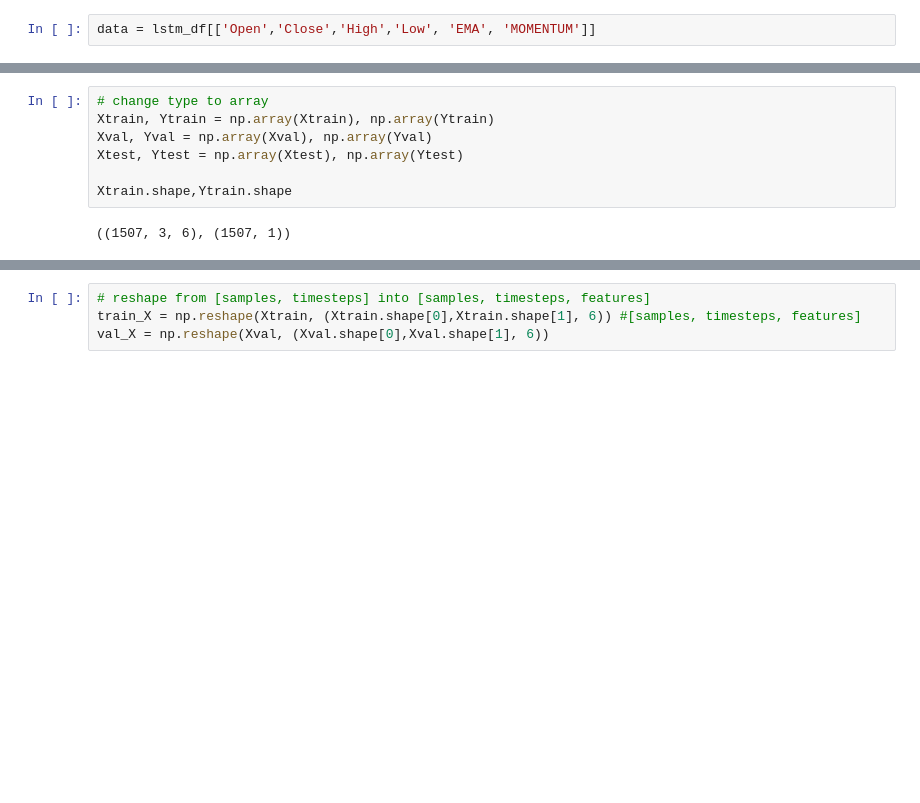
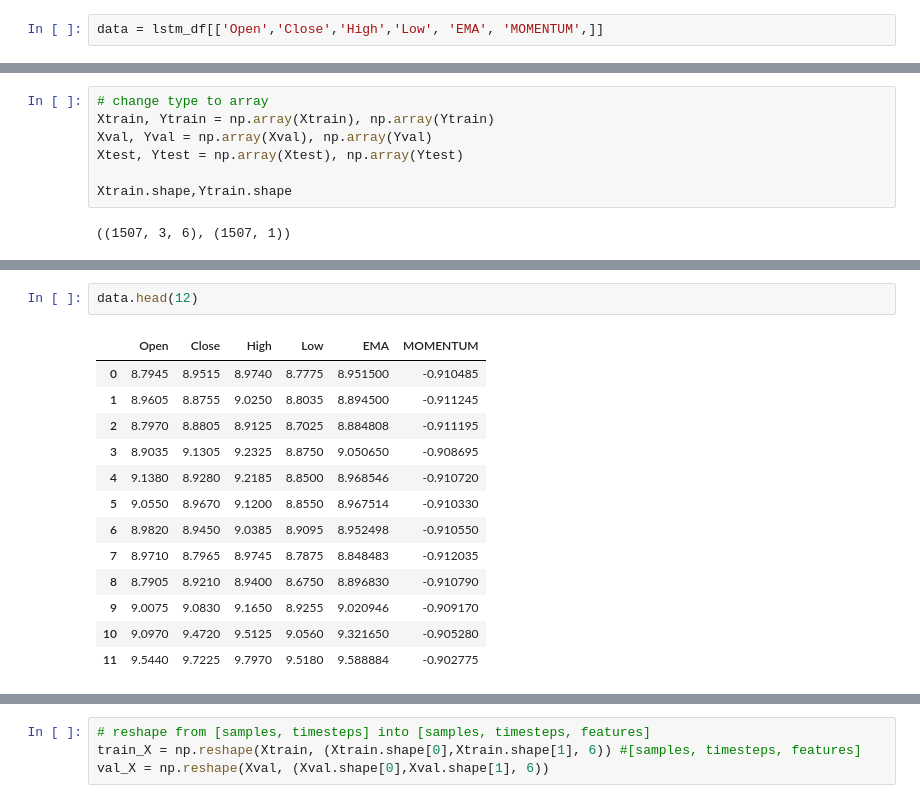
Before and after one commit to swapnilin/Stock-Prediction-using-LSTMs, a Jupyter notebook: Stock Market Models-ARIMA, Feature Extraction, LSTM.ipynb, the cells around one changed output, grey strips where cells are left out. Saved outputs shown, nothing was run; the diff lists cells and outputs as text; blank space fills up the shorter version.

```diff
--- a/Stock Market Models-ARIMA, Feature Extraction, LSTM.ipynb
+++ b/Stock Market Models-ARIMA, Feature Extraction, LSTM.ipynb
@@ -634,5 +677,5 @@ lstm_df.head(2)
 # %%
-data = lstm_df[['Open','Close','High','Low', 'EMA', 'MOMENTUM']]
+data = lstm_df[['Open','Close','High','Low', 'EMA', 'MOMENTUM',]]
 # %%
 data.head()
 # %% [output]
@@ -706,0 +773,16 @@ Xtrain.shape,Ytrain.shape
+# %%
+data.head(12)
+# %% [output]
+|  | Open | Close | High | Low | EMA | MOMENTUM |
+| 0 | 8.7945 | 8.9515 | 8.9740 | 8.7775 | 8.951500 | -0.910485 |
+| 1 | 8.9605 | 8.8755 | 9.0250 | 8.8035 | 8.894500 | -0.911245 |
+| 2 | 8.7970 | 8.8805 | 8.9125 | 8.7025 | 8.884808 | -0.911195 |
+| 3 | 8.9035 | 9.1305 | 9.2325 | 8.8750 | 9.050650 | -0.908695 |
+| 4 | 9.1380 | 8.9280 | 9.2185 | 8.8500 | 8.968546 | -0.910720 |
+| 5 | 9.0550 | 8.9670 | 9.1200 | 8.8550 | 8.967514 | -0.910330 |
+| 6 | 8.9820 | 8.9450 | 9.0385 | 8.9095 | 8.952498 | -0.910550 |
+| 7 | 8.9710 | 8.7965 | 8.9745 | 8.7875 | 8.848483 | -0.912035 |
+| 8 | 8.7905 | 8.9210 | 8.9400 | 8.6750 | 8.896830 | -0.910790 |
+| 9 | 9.0075 | 9.0830 | 9.1650 | 8.9255 | 9.020946 | -0.909170 |
+| 10 | 9.0970 | 9.4720 | 9.5125 | 9.0560 | 9.321650 | -0.905280 |
+| 11 | 9.5440 | 9.7225 | 9.7970 | 9.5180 | 9.588884 | -0.902775 |
```
Also changed, not shown: parts of 124 cells of this notebook.
